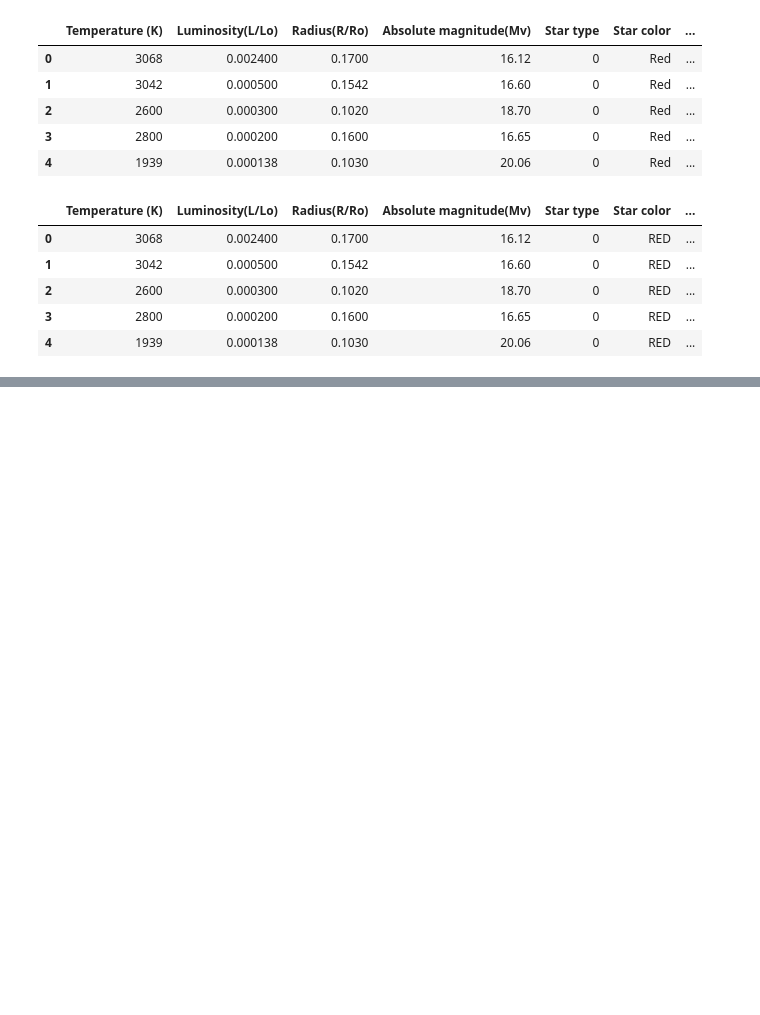
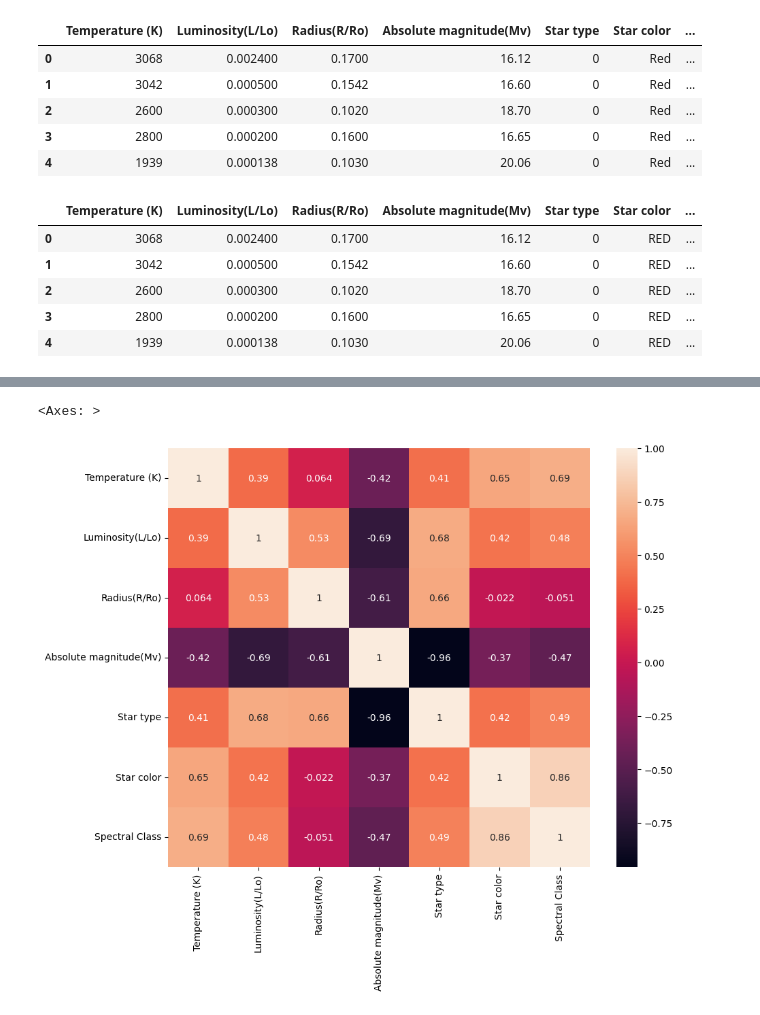
Before and after one commit to Lohries/ML, a Jupyter notebook: ML/Stars.ipynb, the cells around one changed output, grey strips where cells are left out. Saved outputs shown, nothing was run; the diff lists cells and outputs as text; code cells hidden in the pictures; blank space fills up the shorter version.

```diff
--- a/ML/Stars.ipynb
+++ b/ML/Stars.ipynb
@@ -49,0 +59,15 @@ data_frame.head()
+# %%
+
+data_frame["Star color"] = data_frame["Star color"].map({
+    'RED': 0,
+    'BLUE WHITE': 1,
+    'BLUE-WHITE': 1,
+    'WHITE': 2,
+    'YELLOWISH WHITE': 3,
+    'PALE YELLOW ORANGE': 4,
+    'BLUE': 5,
+    'ORANGE': 6,
+    'ORANGE-RED': 7,
+    'WHITISH': 8
+})
+data_frame.head()
@@ -49,0 +81,4 @@ data_frame.head()
+# %%
+collumns = ["Temperature (K)", "Luminosity(L/Lo)", "Radius(R/Ro)", "Absolute magnitude(Mv)", "Star type", "Star color", "Spectral Class"]
+correlation = data_frame[collumns].corr()
+display(correlation)
@@ -49,0 +94,6 @@ data_frame.head()
+# %%
+fig,ax = plt.subplots(figsize=(10,8))
+sns.heatmap(correlation, annot=True)
+# %% [output]
+<Axes: >
+[figure, added]
```
Also changed, not shown: parts of 4 cells of this notebook.
